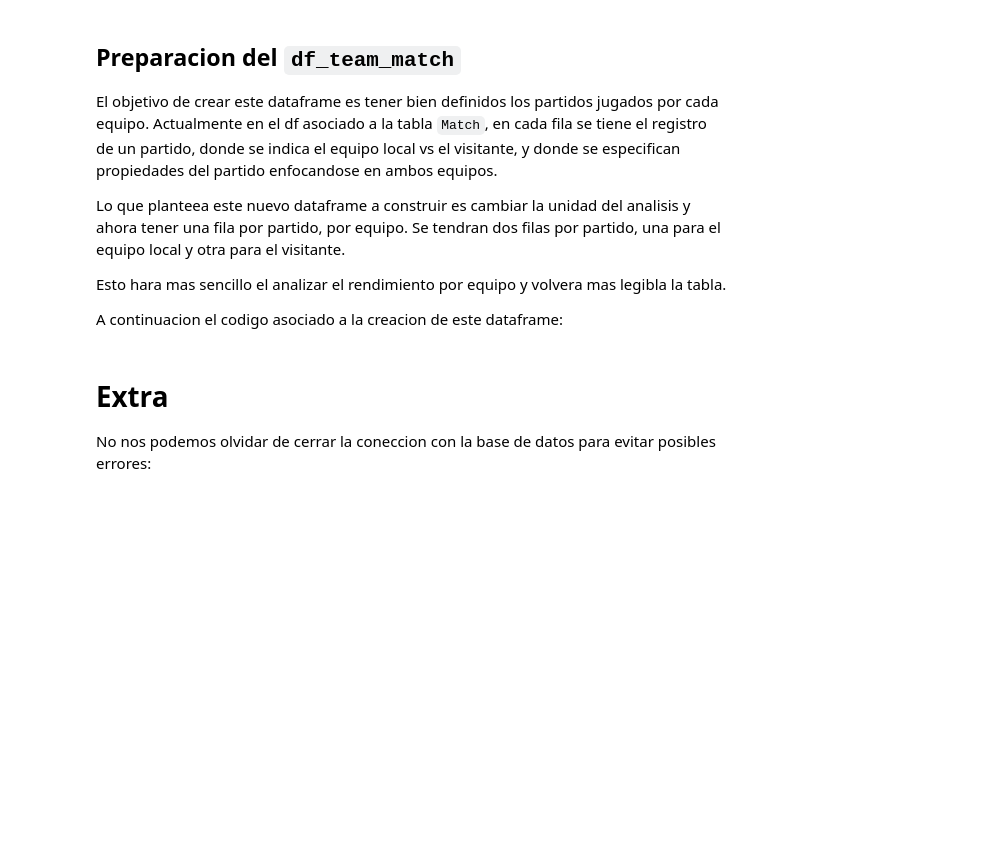
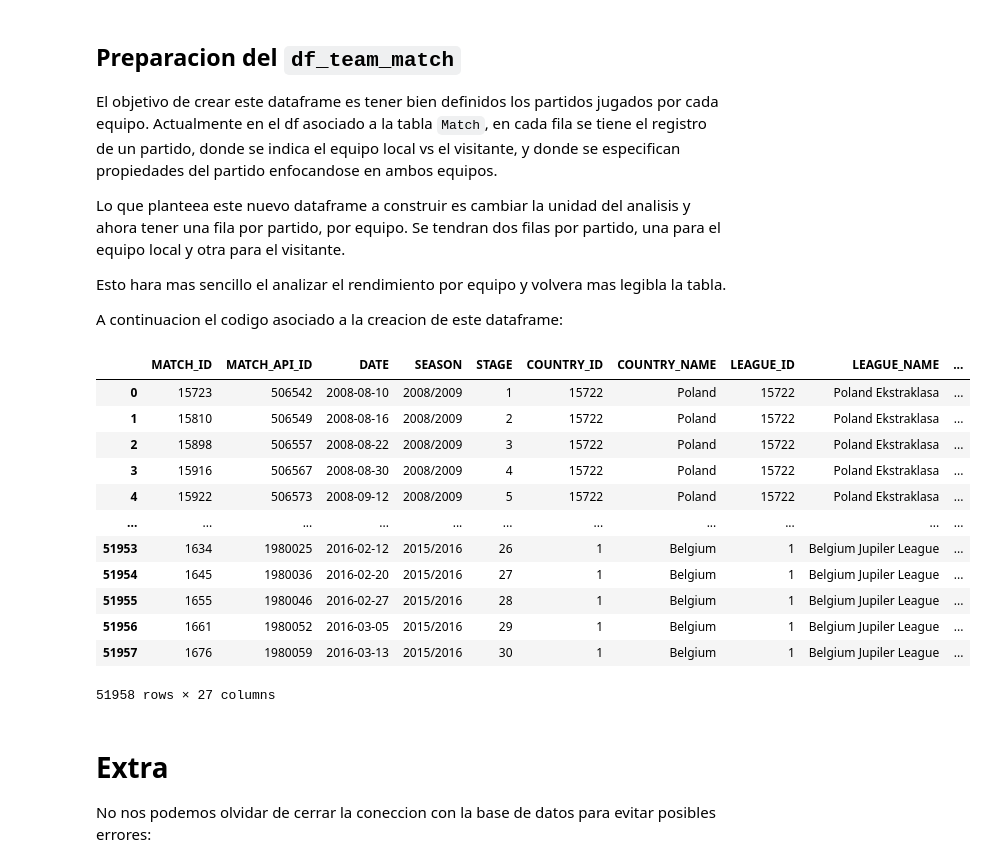
Before and after one commit to ianddln/Proyecto_Analisis_de_Datos, a Jupyter notebook: SCRIPTS/Libreta_procesamiento_de_datos.ipynb, the cells around one changed output. Drawn from its saved outputs; the diff is of its cells as text; code cells hidden in the pictures; blank space fills up the shorter version.

```diff
--- a/SCRIPTS/Libreta_procesamiento_de_datos.ipynb
+++ b/SCRIPTS/Libreta_procesamiento_de_datos.ipynb
@@ -372,34 +372,48 @@ df_team_match = df_team_match[
         "SEASON",
         "STAGE",
         "COUNTRY_ID",
         "COUNTRY_NAME",
         "LEAGUE_ID",
         "LEAGUE_NAME",
         "TEAM_API_ID",
         "TEAM_FIFA_API_ID",
         "TEAM_LONG_NAME",
         "TEAM_SHORT_NAME",
         "OPPONENT_API_ID",
         "OPPONENT_FIFA_API_ID",
         "OPPONENT_LONG_NAME",
         "OPPONENT_SHORT_NAME",
         "MATCH_SIDE",
         "IS_HOME",
         "FORMATION",
         "GOALS_FOR",
         "GOALS_AGAINST",
         "GOAL_DIFF",
         "ABS_GOAL_DIFF",
         "TOTAL_GOALS",
         "RESULT",
         "POINTS",
     ]
 ].copy()
 
-# display(df_team_match.head())
+display(df_team_match)
 # display(df_team_match.info())
 # print("Numero de filas en df_match:", len(df_match))
 # print("Numero de filas en df_team_match:", len(df_team_match))
+# %% [output]
+|  | MATCH_ID | MATCH_API_ID | DATE | SEASON | STAGE | COUNTRY_ID | COUNTRY_NAME | LEAGUE_ID | LEAGUE_NAME | ... |
+| 0 | 15723 | 506542 | 2008-08-10 | 2008/2009 | 1 | 15722 | Poland | 15722 | Poland Ekstraklasa | ... |
+| 1 | 15810 | 506549 | 2008-08-16 | 2008/2009 | 2 | 15722 | Poland | 15722 | Poland Ekstraklasa | ... |
+| 2 | 15898 | 506557 | 2008-08-22 | 2008/2009 | 3 | 15722 | Poland | 15722 | Poland Ekstraklasa | ... |
+| 3 | 15916 | 506567 | 2008-08-30 | 2008/2009 | 4 | 15722 | Poland | 15722 | Poland Ekstraklasa | ... |
+| 4 | 15922 | 506573 | 2008-09-12 | 2008/2009 | 5 | 15722 | Poland | 15722 | Poland Ekstraklasa | ... |
+| ... | ... | ... | ... | ... | ... | ... | ... | ... | ... | ... |
+| 51953 | 1634 | 1980025 | 2016-02-12 | 2015/2016 | 26 | 1 | Belgium | 1 | Belgium Jupiler League | ... |
+| 51954 | 1645 | 1980036 | 2016-02-20 | 2015/2016 | 27 | 1 | Belgium | 1 | Belgium Jupiler League | ... |
+| 51955 | 1655 | 1980046 | 2016-02-27 | 2015/2016 | 28 | 1 | Belgium | 1 | Belgium Jupiler League | ... |
+| 51956 | 1661 | 1980052 | 2016-03-05 | 2015/2016 | 29 | 1 | Belgium | 1 | Belgium Jupiler League | ... |
+| 51957 | 1676 | 1980059 | 2016-03-13 | 2015/2016 | 30 | 1 | Belgium | 1 | Belgium Jupiler League | ... |
+51958 rows × 27 columns
 # %% [markdown]
 # Extra
 
```
Also changed, not shown: parts of 1 cell of this notebook, 2 other files.
